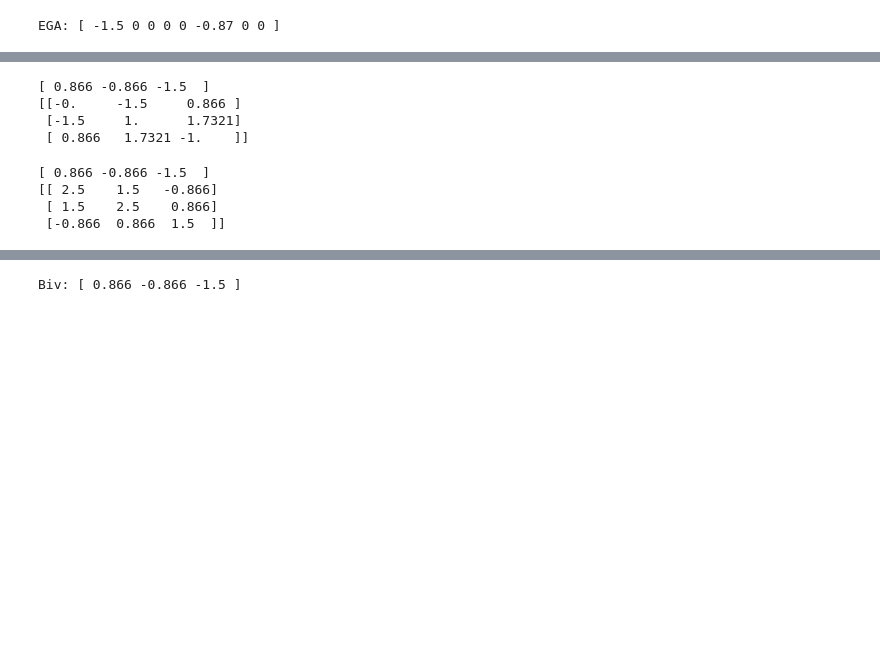
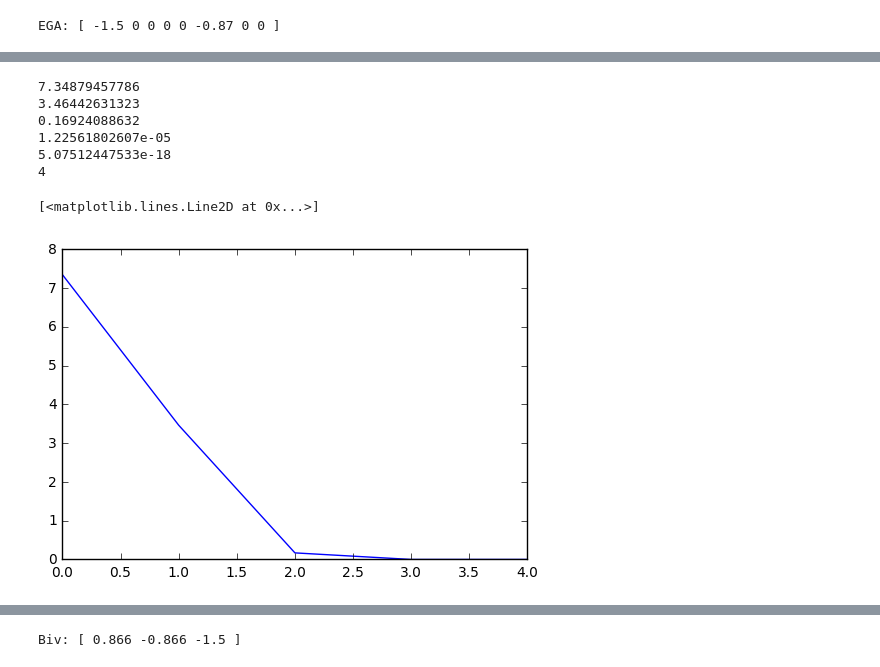
Before and after one commit to tingelst/game, a Jupyter notebook: python/hyperdual.ipynb, the cells around one changed output, grey strips where cells are left out. Saved outputs shown, nothing was run; the diff lists cells and outputs as text; code cells hidden in the pictures; blank space fills up the shorter version.

```diff
--- a/python/hyperdual.ipynb
+++ b/python/hyperdual.ipynb
@@ -281,0 +318,4 @@ Hi(E12, a, b, R)
+# %%
+a = vsr.Vec(1,0,0)
+b = a.spin((vsr.Biv(1,0,0).unit() * (pi/6)).exp())
+rot = (vsr.Biv(0,1,0).unit() * (pi/6)).exp()
@@ -303,30 +368,41 @@ R = (vsr.Biv(0,1,0).unit() * (pi/6)).exp()
-# %%
-print(df(a,b,R))
-print(Hess2(a,b,R),'\n')
-# %% [output]
-[ 0.866 -0.866 -1.5  ]
-[[-0.     -1.5     0.866 ]
- [-1.5     1.      1.7321]
- [ 0.866   1.7321 -1.    ]]
-# %%
-print(hyperdual.hyperdualB(a,b,R)[1][1:])
-print(hyperdual.hyperdualB(a,b,R)[2])
-# %% [output]
-[ 0.866 -0.866 -1.5  ]
-[[ 2.5    1.5   -0.866]
- [ 1.5    2.5    0.866]
- [-0.866  0.866  1.5  ]]
-# %%
-def df(a,b,R):
-    a = vsr.EGA(a)
-    b = vsr.EGA(b)
-    R = vsr.EGA(R)
-    Rr = R.rev()
-    E12 = vsr.EGA(vsr.Biv(1,0,0))
-    E13 = vsr.EGA(vsr.Biv(0,1,0))
-    E23 = vsr.EGA(vsr.Biv(0,0,1))
-    d = lambda Ei : (Ei * R * (Rr * b * R * a * Rr - a * Rr * b))[0]
-    return np.array([d(E12), d(E13), d(E23)])
+# %%
+n_points=10
+vectors_a = [vsr.Vec(*np.random.normal(0.0, 0.8, 3)) for i in range(n_points)]
+vectors_b = [vector.spin(rotor) for vector in vectors_a]
+
+def update(rot):
+    ans = [hyperdual.hyperdualB(a,b,rot) for a,b in zip(vectors_a, vectors_b)]
+    res = np.sum([t[0] for t in ans])
+
+    grad = np.sum([np.array(df(a,b,rot)) for a,b in zip(vectors_a, vectors_b)],axis=0)
+    Hess = np.sum([np.array(Hess2(a,b,rot)) for a,b in zip(vectors_a, vectors_b)],axis=0)
+
+    B = np.dot(np.linalg.pinv(Hess), grad)
+    rot = (vsr.Biv(*B) * rot.rev()).biv().exp() * rot
+
+    grad_norm = np.linalg.norm(grad)
+    return rot, res, grad_norm
+
+rot = vsr.Rot(1,0,0,0)
+ress = []
+for i in range(10):
+    rot, res, grad_norm = update(rot)
+    ress.append(res)
+    print(res)
+    if res < 1e-6:
+        break
+print(i)
+
+plot(ress)
+# %% [output]
+7.34879457786
+3.46442631323
+0.16924088632
+1.22561802607e-05
+5.07512447533e-18
+4
+[<matplotlib.lines.Line2D at 0x...>]
+[figure, added]
 # %%
 def grad2(a,b,rot):
     def grad_ij(B, a ,b,rot):
```
Also changed, not shown: parts of 37 cells of this notebook.
